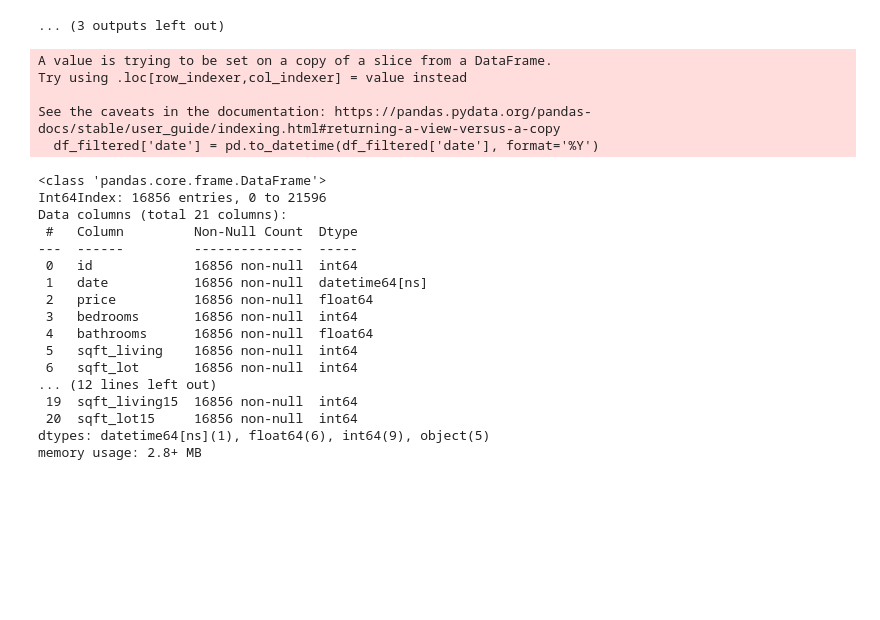
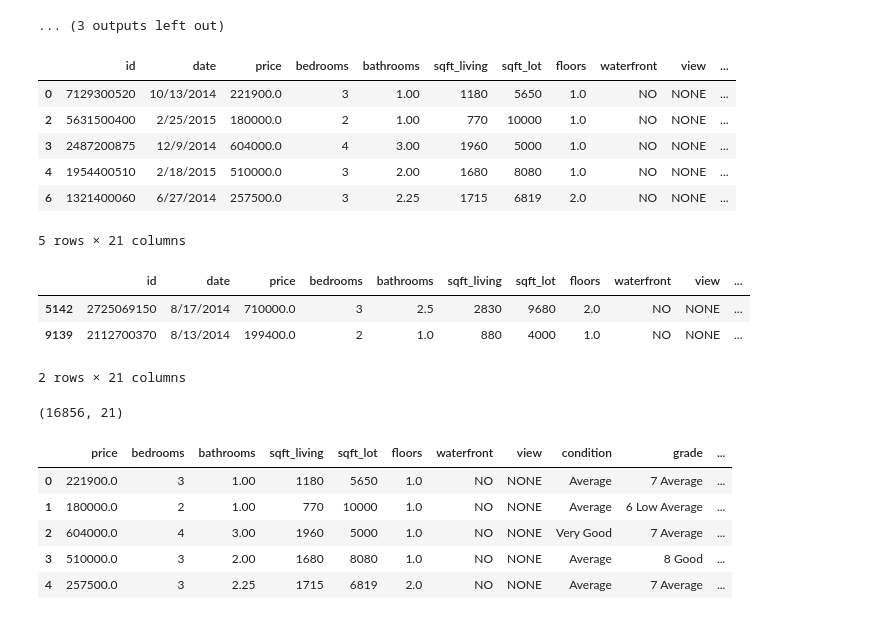
Before and after one commit to soniaojay/Predicting-Housing-Prices, a Jupyter notebook: Data Preparation Notebook.ipynb, the cells around one changed output. Saved outputs shown, nothing was run; the diff lists cells and outputs as text; code cells hidden in the pictures; blank space fills up the shorter version.

```diff
--- a/Data Preparation Notebook.ipynb
+++ b/Data Preparation Notebook.ipynb
@@ -284,35 +282,34 @@ for col in numerical_cols.columns:
 # %%
 #Changing data types
 
-df_filtered['date'] = pd.to_datetime(df_filtered['date'], format='%Y')
-df_filtered['yr_renovated'] = pd.to_datetime(df_filtered['yr_renovated'], format='%Y')
+#df_filtered['date'] = pd.to_datetime(df_filtered['date'], format='%Y')
+#df_filtered['yr_renovated'] = pd.to_datetime(df_filtered['yr_renovated'], format='%Y')
 # df_filtered['yr_built'] = pd.to_datetime(df_filtered['yr_built'], format='%Y')
-# %% [output]
-A value is trying to be set on a copy of a slice from a DataFrame.
-Try using .loc[row_indexer,col_indexer] = value instead
-
-See the caveats in the documentation: https://pandas.pydata.org/pandas-docs/stable/user_guide/indexing.html#returning-a-view-versus-a-copy
-  df_filtered['date'] = pd.to_datetime(df_filtered['date'], format='%Y')
 # %%
 df_filtered.info()
-# %% [output]
-<class 'pandas.core.frame.DataFrame'>
-Int64Index: 16856 entries, 0 to 21596
-Data columns (total 21 columns):
- #   Column         Non-Null Count  Dtype
----  ------         --------------  -----
- 0   id             16856 non-null  int64
- 1   date           16856 non-null  datetime64[ns]
- 2   price          16856 non-null  float64
- 3   bedrooms       16856 non-null  int64
- 4   bathrooms      16856 non-null  float64
- 5   sqft_living    16856 non-null  int64
- 6   sqft_lot       16856 non-null  int64
-... (12 lines left out)
- 19  sqft_living15  16856 non-null  int64
- 20  sqft_lot15     16856 non-null  int64
-dtypes: datetime64[ns](1), float64(6), int64(9), object(5)
-memory usage: 2.8+ MB
 # %%
 # Exporting the cleaned dataset
 df_filtered.to_csv('cleaned_dataset.csv', index=False)
+# %%
+df_filtered.head()
+# %% [output]
+|  | id | date | price | bedrooms | bathrooms | sqft_living | sqft_lot | floors | waterfront | view | ... |
+| 0 | 7129300520 | 10/13/2014 | 221900.0 | 3 | 1.00 | 1180 | 5650 | 1.0 | NO | NONE | ... |
+| 2 | 5631500400 | 2/25/2015 | 180000.0 | 2 | 1.00 | 770 | 10000 | 1.0 | NO | NONE | ... |
+| 3 | 2487200875 | 12/9/2014 | 604000.0 | 4 | 3.00 | 1960 | 5000 | 1.0 | NO | NONE | ... |
+| 4 | 1954400510 | 2/18/2015 | 510000.0 | 3 | 2.00 | 1680 | 8080 | 1.0 | NO | NONE | ... |
+| 6 | 1321400060 | 6/27/2014 | 257500.0 | 3 | 2.25 | 1715 | 6819 | 2.0 | NO | NONE | ... |
+5 rows × 21 columns
+# %%
+df = pd.read_csv('cleaned_dataset.csv')
+
+df.sample(2)
+# %% [output]
+|  | id | date | price | bedrooms | bathrooms | sqft_living | sqft_lot | floors | waterfront | view | ... |
+| 5142 | 2725069150 | 8/17/2014 | 710000.0 | 3 | 2.5 | 2830 | 9680 | 2.0 | NO | NONE | ... |
+| 9139 | 2112700370 | 8/13/2014 | 199400.0 | 2 | 1.0 | 880 | 4000 | 1.0 | NO | NONE | ... |
+2 rows × 21 columns
+# %%
+df.shape
+# %% [output]
+(16856, 21)
@@ -318,0 +318,13 @@ df_filtered.to_csv('cleaned_dataset.csv', index=False)
+# %%
+#df.drop('id', axis = 1, inplace = True)
+#df.drop('date', axis = 1, inplace = True)
+#df.drop('yr_renovated', axis = 1 , inplace = True)
+#df.drop('zipcode', axis = 1 , inplace = True)
+df.head()
+# %% [output]
+|  | price | bedrooms | bathrooms | sqft_living | sqft_lot | floors | waterfront | view | condition | grade | ... |
+| 0 | 221900.0 | 3 | 1.00 | 1180 | 5650 | 1.0 | NO | NONE | Average | 7 Average | ... |
+| 1 | 180000.0 | 2 | 1.00 | 770 | 10000 | 1.0 | NO | NONE | Average | 6 Low Average | ... |
+| 2 | 604000.0 | 4 | 3.00 | 1960 | 5000 | 1.0 | NO | NONE | Very Good | 7 Average | ... |
+| 3 | 510000.0 | 3 | 2.00 | 1680 | 8080 | 1.0 | NO | NONE | Average | 8 Good | ... |
+| 4 | 257500.0 | 3 | 2.25 | 1715 | 6819 | 2.0 | NO | NONE | Average | 7 Average | ... |
```
Also changed, not shown: parts of 12 cells of this notebook.
